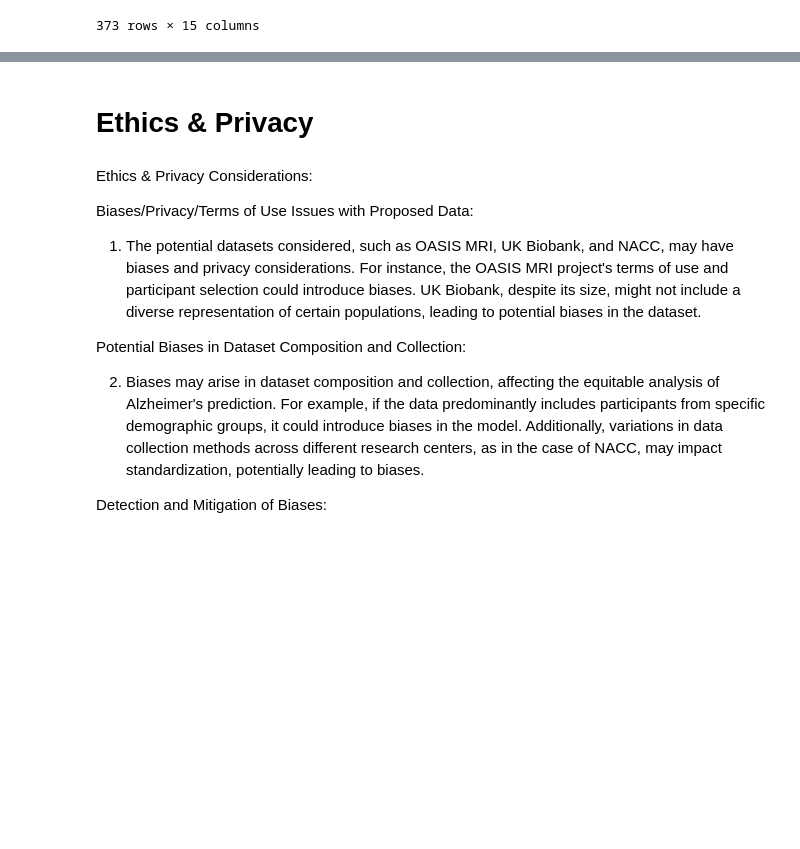
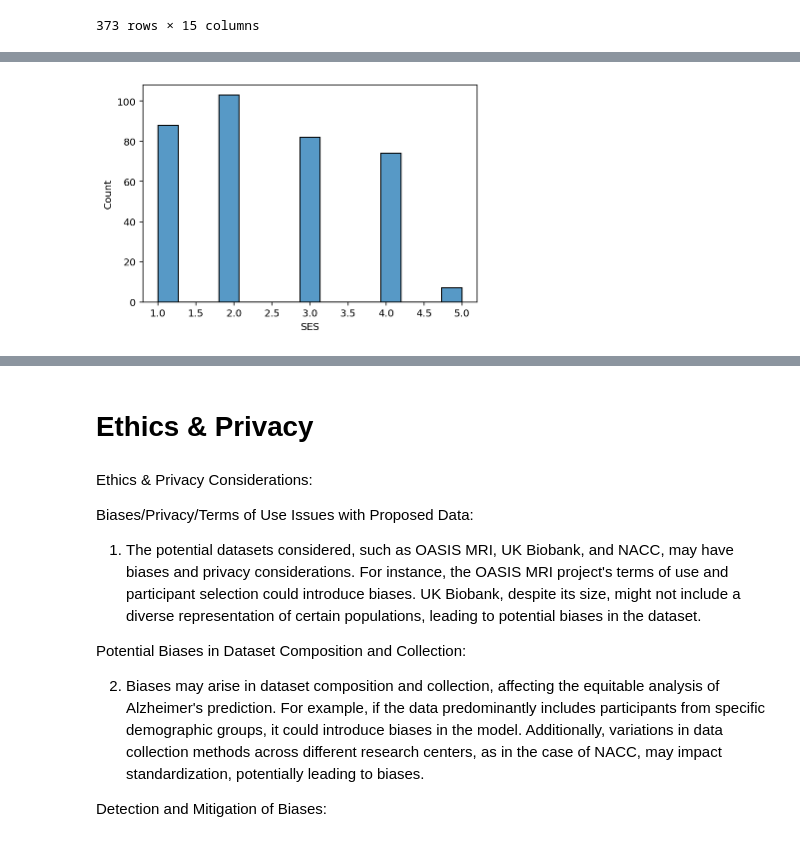
Before and after one commit to COGS108/Group141_WI24, a Jupyter notebook: DataCheckpoint_Group141_WI24.ipynb, the cells around one changed output, grey strips where cells are left out. Cells and saved outputs as stored; diff of their text form; code cells hidden in the pictures; blank space fills up the shorter version.

```diff
--- a/DataCheckpoint_Group141_WI24.ipynb
+++ b/DataCheckpoint_Group141_WI24.ipynb
@@ -227,0 +258,6 @@ df
+# %%
+# slightly skewed distribution of SES
+sns.histplot(df['SES'].dropna(), kde=False)
+plt.show()
+# %% [output]
+[figure, added]
```
Also changed, not shown: parts of 21 cells of this notebook.
